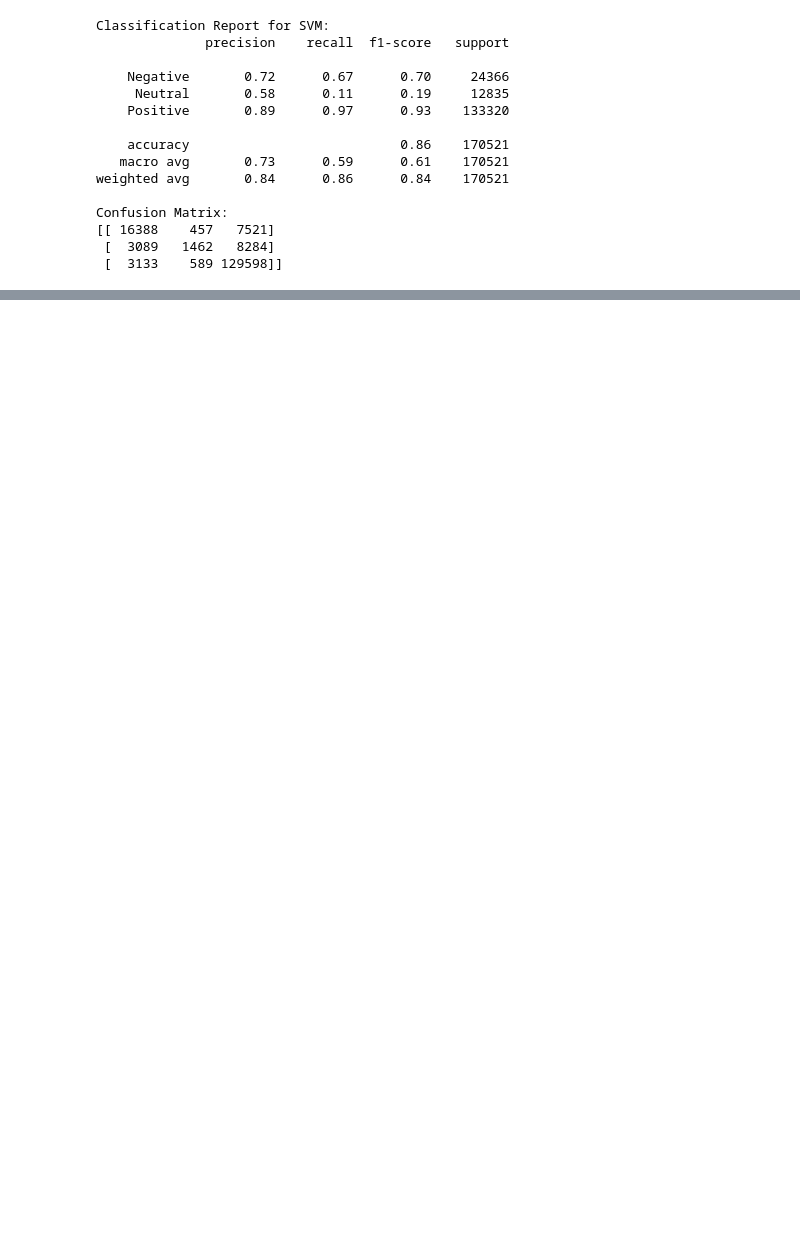
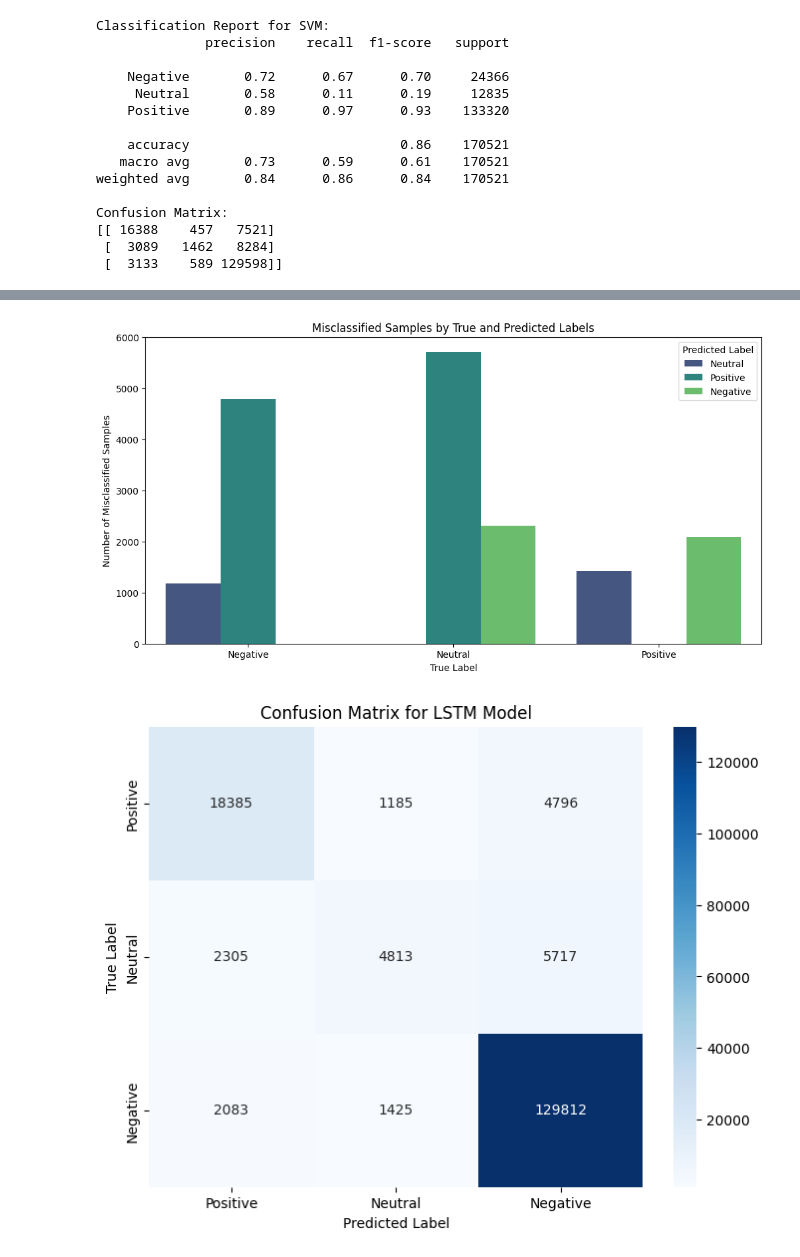
Before and after one commit to tfysekis/Sentiment-Analysis, a Jupyter notebook: Sentiment_Analysis.ipynb, the cells around one changed output, grey strips where cells are left out. Saved outputs shown, nothing was run; the diff lists cells and outputs as text; code cells hidden in the pictures; blank space fills up the shorter version.

```diff
--- a/Sentiment_Analysis.ipynb
+++ b/Sentiment_Analysis.ipynb
@@ -446,0 +807,18 @@ Confusion Matrix:
+# %%
+import pandas as pd
+
+# Decode the padded sequences back to text
+# Ensure you use the same tokenizer from training
+X_test_text = tokenizer.sequences_to_texts(X_test)
+
+# Create a DataFrame with misclassified samples for LSTM
+misclassified_lstm = pd.DataFrame({
+    'Text': X_test_text,  # Decoded text
+    'True Label': [reverse_mapping[label] for label in y_test_numeric],
+    'Predicted Label': [reverse_mapping[label] for label in y_pred_lstm_classes]
+})
+
+# Filter only misclassified samples
+misclassified_lstm = misclassified_lstm[misclassified_lstm['True Label'] != misclassified_lstm['Predicted Label']]
+print("LSTM Misclassified Samples:")
+print(misclassified_lstm.head())
@@ -446,0 +840,35 @@ Confusion Matrix:
+# %%
+import matplotlib.pyplot as plt
+import seaborn as sns
+from sklearn.metrics import confusion_matrix
+
+# --- 1. Bar Plot for Misclassification Counts ---
+plt.figure(figsize=(12, 6))
+misclassification_counts = misclassified_lstm.groupby(['True Label', 'Predicted Label']).size().reset_index(name='Count')
+sns.barplot(x='True Label', y='Count', hue='Predicted Label', data=misclassification_counts, palette='viridis')
+plt.title('Misclassified Samples by True and Predicted Labels')
+plt.xlabel('True Label')
+plt.ylabel('Number of Misclassified Samples')
+plt.legend(title='Predicted Label')
+plt.show()
+
+# --- 2. Heatmap for Confusion Matrix ---
+cm_lstm = confusion_matrix(y_test_numeric, y_pred_lstm_classes)
+plt.figure(figsize=(8, 6))
+sns.heatmap(cm_lstm, annot=True, fmt='d', cmap='Blues', xticklabels=reverse_mapping.values(), yticklabels=reverse_mapping.values())
+plt.title("Confusion Matrix for LSTM Model")
+plt.xlabel("Predicted Label")
+plt.ylabel("True Label")
+plt.show()
+
+# --- 3. Text Length Analysis for Misclassified Samples ---
+misclassified_lstm['Text Length'] = misclassified_lstm['Text'].apply(len)
+plt.figure(figsize=(10, 6))
+sns.histplot(misclassified_lstm['Text Length'], kde=True, bins=30, color='orange')
+plt.title('Distribution of Text Lengths for Misclassified Samples')
+plt.xlabel('Text Length')
+plt.ylabel('Frequency')
+plt.show()
+# %% [output]
+[figure, added]
+[figure, added]
```
Also changed, not shown: parts of 41 cells of this notebook.
